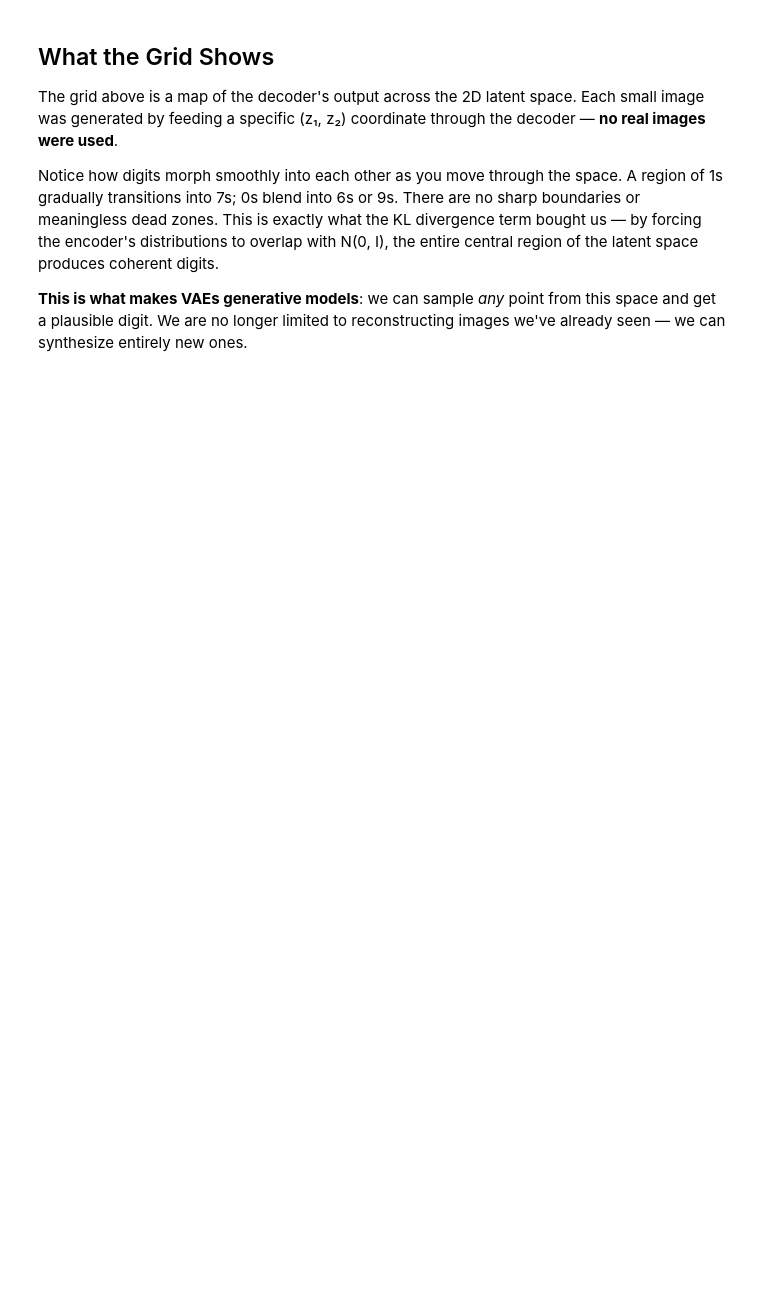
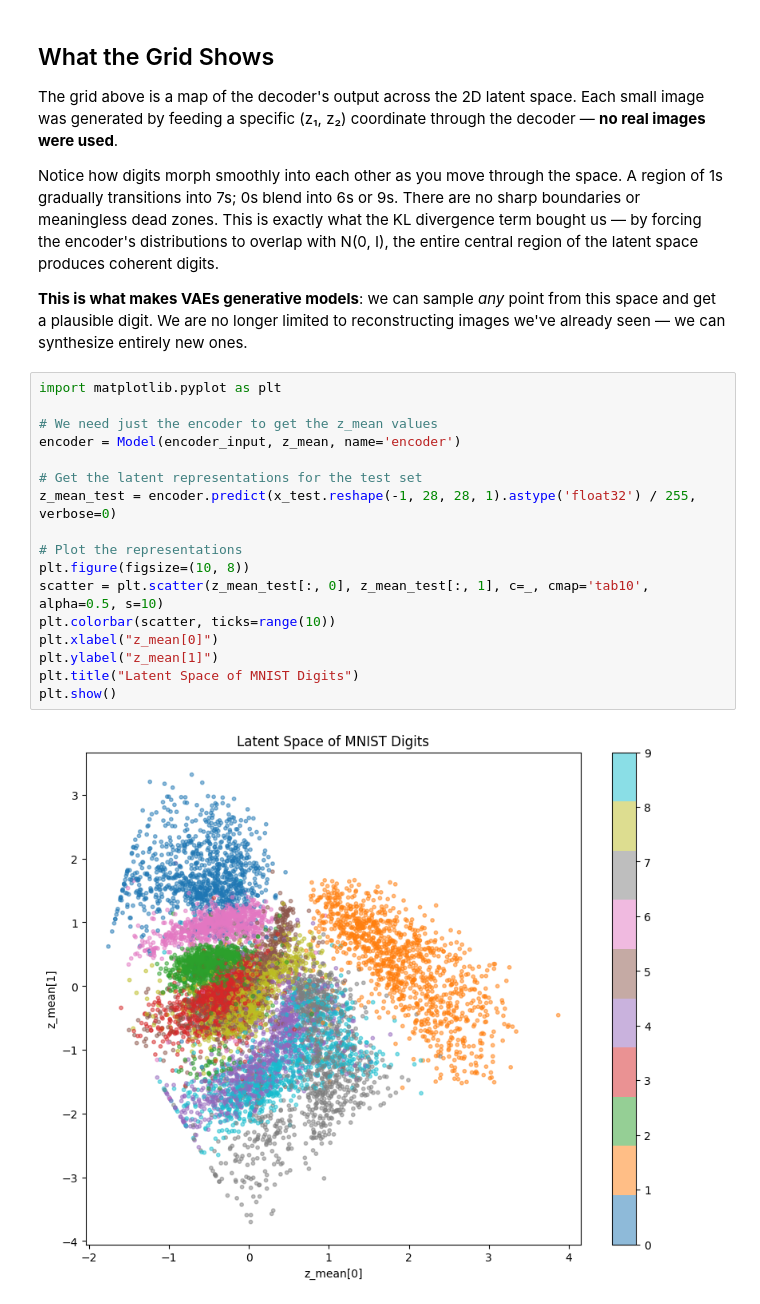
Before and after one commit to gburtch/BA865-2026, a Jupyter notebook: 9_Apr 16/9.2 - Variational Autoencoder.ipynb, the cells around one changed output. Cells and saved outputs as stored; diff of their text form; blank space fills up the shorter version.

```diff
--- a/9_Apr 16/9.2 - Variational Autoencoder.ipynb
+++ b/9_Apr 16/9.2 - Variational Autoencoder.ipynb
@@ -218,3 +279,22 @@ The grid above is a map of the decoder's output across the 2D latent space. Each
 Notice how digits morph smoothly into each other as you move through the space. A region of 1s gradually transitions into 7s; 0s blend into 6s or 9s. There are no sharp boundaries or meaningless dead zones. This is exactly what the KL divergence term bought us — by forcing the encoder's distributions to overlap with N(0, I), the entire central region of the latent space produces coherent digits.
 
 **This is what makes VAEs generative models**: we can sample *any* point from this space and get a plausible digit. We are no longer limited to reconstructing images we've already seen — we can synthesize entirely new ones.
+# %%
+import matplotlib.pyplot as plt
+
+# We need just the encoder to get the z_mean values
+encoder = Model(encoder_input, z_mean, name='encoder')
+
+# Get the latent representations for the test set
+z_mean_test = encoder.predict(x_test.reshape(-1, 28, 28, 1).astype('float32') / 255, verbose=0)
+
+# Plot the representations
+plt.figure(figsize=(10, 8))
+scatter = plt.scatter(z_mean_test[:, 0], z_mean_test[:, 1], c=_, cmap='tab10', alpha=0.5, s=10)
+plt.colorbar(scatter, ticks=range(10))
+plt.xlabel("z_mean[0]")
+plt.ylabel("z_mean[1]")
+plt.title("Latent Space of MNIST Digits")
+plt.show()
+# %% [output]
+[figure, added]
```
Also changed, not shown: parts of 5 cells of this notebook, 4 other files.
